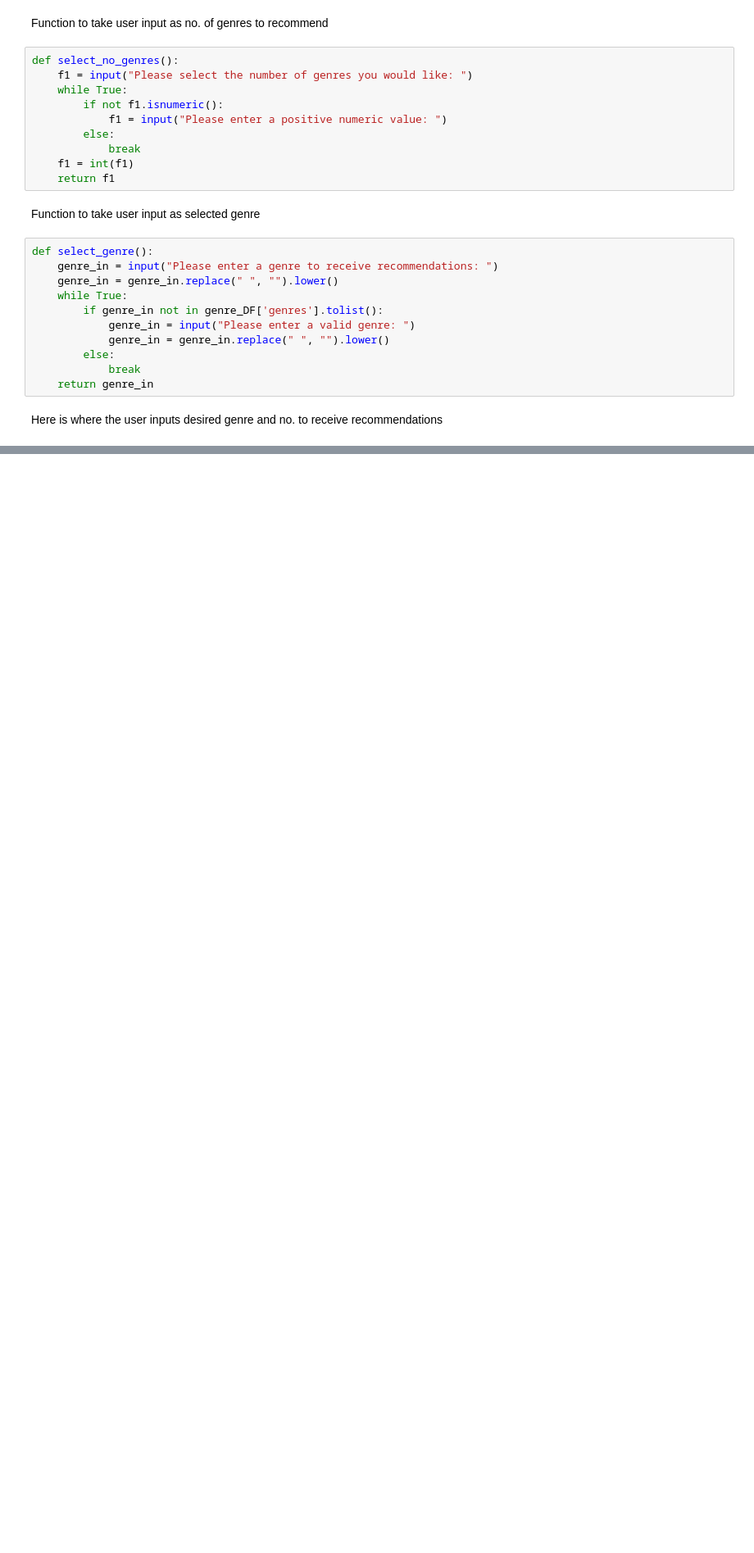
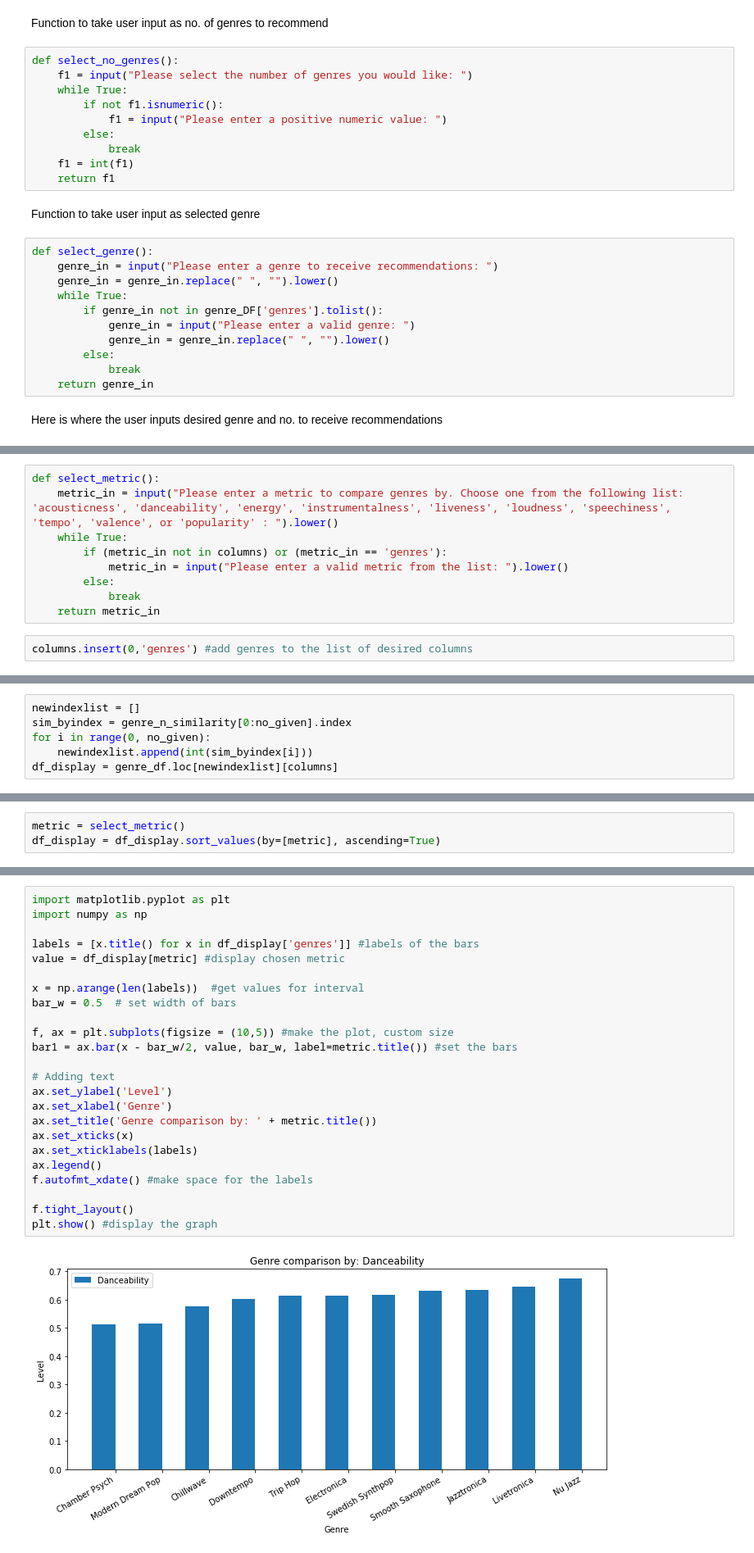
Before and after one commit to SarahSmith1996/P4DS-CW3, a Jupyter notebook: Genre_Recommendations.ipynb, the cells around one changed output, grey strips where cells are left out. Shown at 82% size. Saved outputs shown, nothing was run; the diff lists cells and outputs as text; blank space fills up the shorter version.

Commit message:
Added visualisation for pt2

```diff
--- a/Genre_Recommendations.ipynb
+++ b/Genre_Recommendations.ipynb
@@ -97,0 +100,11 @@ Here are 12 similar genres you might like: ['experimental pop', 'alternative ame
+# %%
+def select_metric():
+    metric_in = input("Please enter a metric to compare genres by. Choose one from the following list: 'acousticness', 'danceability', 'energy', 'instrumentalness', 'liveness', 'loudness', 'speechiness', 'tempo', 'valence', or 'popularity' : ").lower()
+    while True:
+        if (metric_in not in columns) or (metric_in == 'genres'):
+            metric_in = input("Please enter a valid metric from the list: ").lower()
+        else:
+            break
+    return metric_in
+# %%
+columns.insert(0,'genres') #add genres to the list of desired columns
@@ -97,0 +113,6 @@ Here are 12 similar genres you might like: ['experimental pop', 'alternative ame
+# %%
+newindexlist = []
+sim_byindex = genre_n_similarity[0:no_given].index
+for i in range(0, no_given):
+    newindexlist.append(int(sim_byindex[i]))
+df_display = genre_df.loc[newindexlist][columns]
@@ -97,0 +121,3 @@ Here are 12 similar genres you might like: ['experimental pop', 'alternative ame
+# %%
+metric = select_metric()
+df_display = df_display.sort_values(by=[metric], ascending=True)
@@ -97,0 +128,26 @@ Here are 12 similar genres you might like: ['experimental pop', 'alternative ame
+# %%
+import matplotlib.pyplot as plt
+import numpy as np
+
+labels = [x.title() for x in df_display['genres']] #labels of the bars
+value = df_display[metric] #display chosen metric
+
+x = np.arange(len(labels))  #get values for interval
+bar_w = 0.5  # set width of bars
+
+f, ax = plt.subplots(figsize = (10,5)) #make the plot, custom size
+bar1 = ax.bar(x - bar_w/2, value, bar_w, label=metric.title()) #set the bars
+
+# Adding text
+ax.set_ylabel('Level')
+ax.set_xlabel('Genre')
+ax.set_title('Genre comparison by: ' + metric.title())
+ax.set_xticks(x)
+ax.set_xticklabels(labels)
+ax.legend()
+f.autofmt_xdate() #make space for the labels
+
+f.tight_layout()
+plt.show() #display the graph
+# %% [output]
+[figure, added]
```
Also changed, not shown: parts of 6 cells of this notebook.
